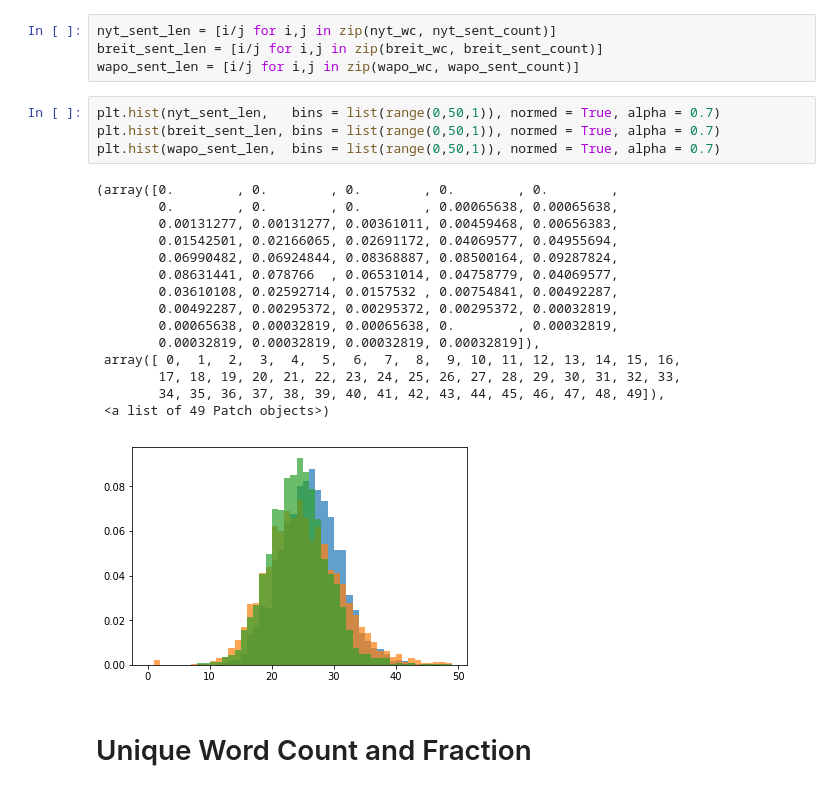
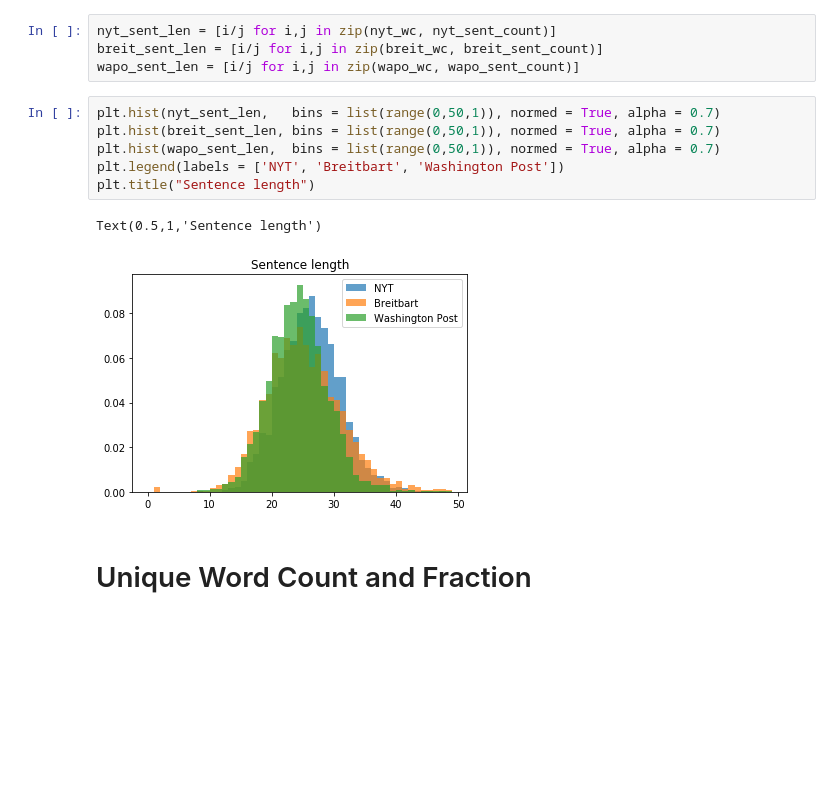
Before and after one commit to jwymbs23/insight, a Jupyter notebook: eda_news_articles.ipynb, the cells around one changed output. Drawn from its saved outputs; the diff is of its cells as text; blank space fills up the shorter version.

```diff
--- a/eda_news_articles.ipynb
+++ b/eda_news_articles.ipynb
@@ -185,23 +170,12 @@ wapo_sent_len = [i/j for i,j in zip(wapo_wc, wapo_sent_count)]
 # %%
 plt.hist(nyt_sent_len,   bins = list(range(0,50,1)), normed = True, alpha = 0.7)
 plt.hist(breit_sent_len, bins = list(range(0,50,1)), normed = True, alpha = 0.7)
 plt.hist(wapo_sent_len,  bins = list(range(0,50,1)), normed = True, alpha = 0.7)
+plt.legend(labels = ['NYT', 'Breitbart', 'Washington Post'])
+plt.title("Sentence length")
 # %% [output]
-(array([0.        , 0.        , 0.        , 0.        , 0.        ,
-        0.        , 0.        , 0.        , 0.00065638, 0.00065638,
-        0.00131277, 0.00131277, 0.00361011, 0.00459468, 0.00656383,
-        0.01542501, 0.02166065, 0.02691172, 0.04069577, 0.04955694,
-        0.06990482, 0.06924844, 0.08368887, 0.08500164, 0.09287824,
-        0.08631441, 0.078766  , 0.06531014, 0.04758779, 0.04069577,
-        0.03610108, 0.02592714, 0.0157532 , 0.00754841, 0.00492287,
-        0.00492287, 0.00295372, 0.00295372, 0.00295372, 0.00032819,
-        0.00065638, 0.00032819, 0.00065638, 0.        , 0.00032819,
-        0.00032819, 0.00032819, 0.00032819, 0.00032819]),
- array([ 0,  1,  2,  3,  4,  5,  6,  7,  8,  9, 10, 11, 12, 13, 14, 15, 16,
-        17, 18, 19, 20, 21, 22, 23, 24, 25, 26, 27, 28, 29, 30, 31, 32, 33,
-        34, 35, 36, 37, 38, 39, 40, 41, 42, 43, 44, 45, 46, 47, 48, 49]),
- <a list of 49 Patch objects>)
+Text(0.5,1,'Sentence length')
-[figure, old version]
+[figure, new version]
 # %% [markdown]
 # Unique Word Count and Fraction
 # %%
```
Also changed, not shown: parts of 18 cells of this notebook.
